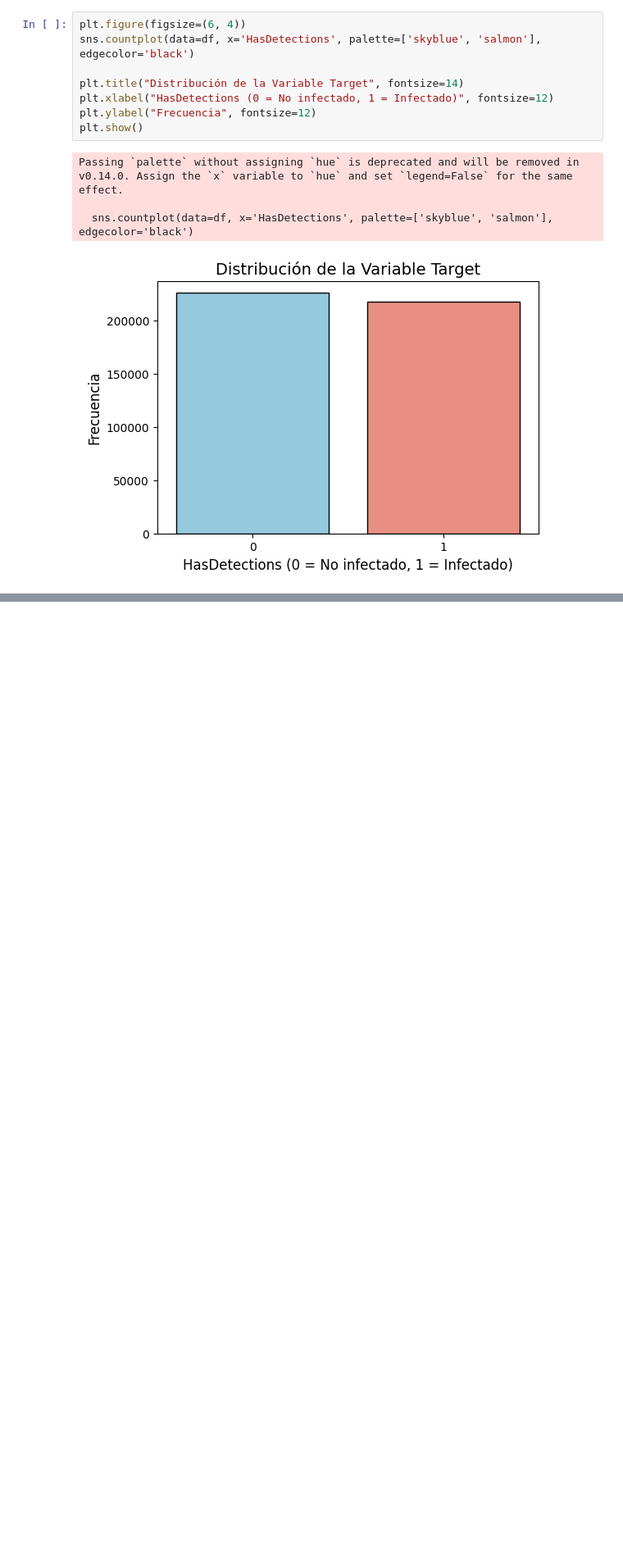
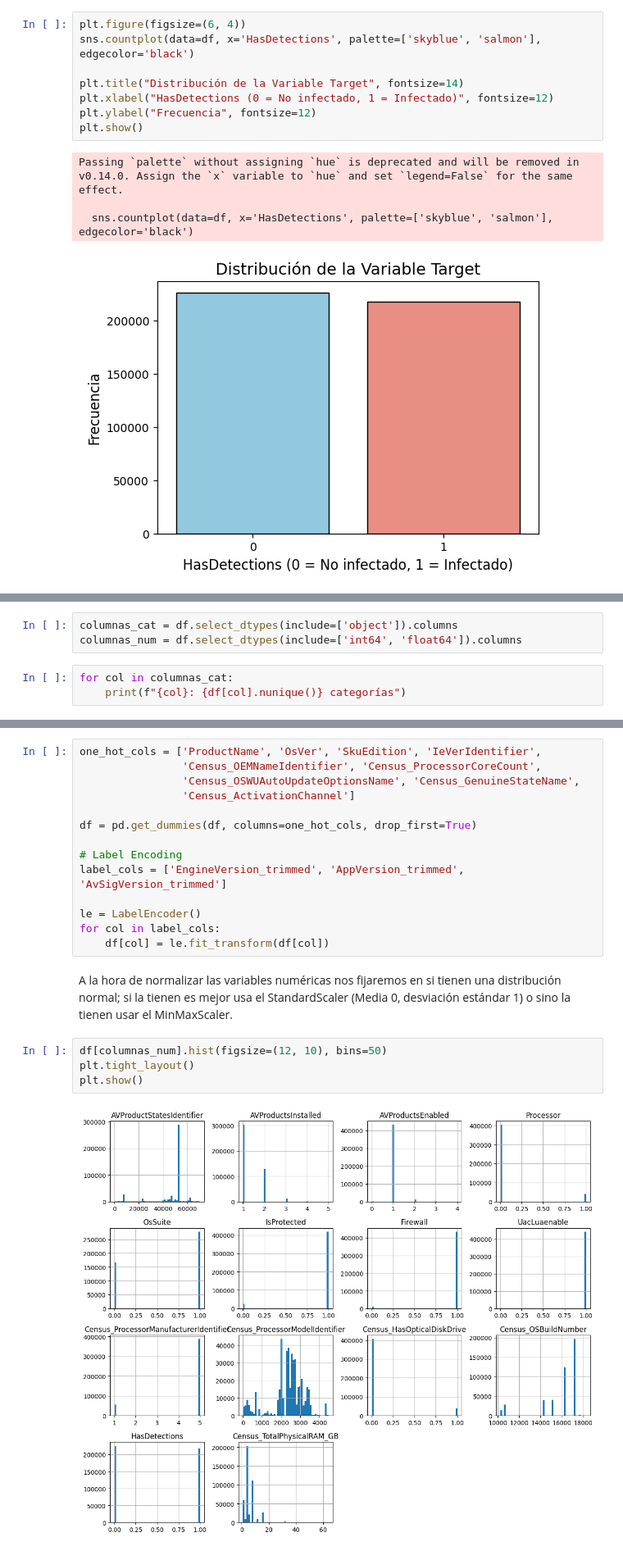
Before and after one commit to Wolfsteno/data-science-projects, a Jupyter notebook: Entregable 2 Supervised Machine Learning/entregable_final_juanfran.ipynb, the cells around one changed output, grey strips where cells are left out. Shown at 82% size. Cells and saved outputs as stored; diff of their text form; blank space fills up the shorter version.

```diff
--- a/Entregable 2 Supervised Machine Learning/entregable_final_juanfran.ipynb
+++ b/Entregable 2 Supervised Machine Learning/entregable_final_juanfran.ipynb
@@ -2592,0 +2602,6 @@ Passing `palette` without assigning `hue` is deprecated and will be removed in v
+# %%
+columnas_cat = df.select_dtypes(include=['object']).columns
+columnas_num = df.select_dtypes(include=['int64', 'float64']).columns
+# %%
+for col in columnas_cat:
+    print(f"{col}: {df[col].nunique()} categorías")
@@ -2592,0 +2621,22 @@ Passing `palette` without assigning `hue` is deprecated and will be removed in v
+# %%
+one_hot_cols = ['ProductName', 'OsVer', 'SkuEdition', 'IeVerIdentifier',
+                'Census_OEMNameIdentifier', 'Census_ProcessorCoreCount',
+                'Census_OSWUAutoUpdateOptionsName', 'Census_GenuineStateName',
+                'Census_ActivationChannel']
+
+df = pd.get_dummies(df, columns=one_hot_cols, drop_first=True)
+
+# Label Encoding
+label_cols = ['EngineVersion_trimmed', 'AppVersion_trimmed', 'AvSigVersion_trimmed']
+
+le = LabelEncoder()
+for col in label_cols:
+    df[col] = le.fit_transform(df[col])
+# %% [markdown]
+A la hora de normalizar las variables numéricas nos fijaremos en si tienen una distribución normal; si la tienen es mejor usa el StandardScaler (Media 0, desviación estándar 1) o sino la tienen usar el MinMaxScaler.
+# %%
+df[columnas_num].hist(figsize=(12, 10), bins=50)
+plt.tight_layout()
+plt.show()
+# %% [output]
+[figure, added]
```
Also changed, not shown: parts of 33 cells of this notebook.
